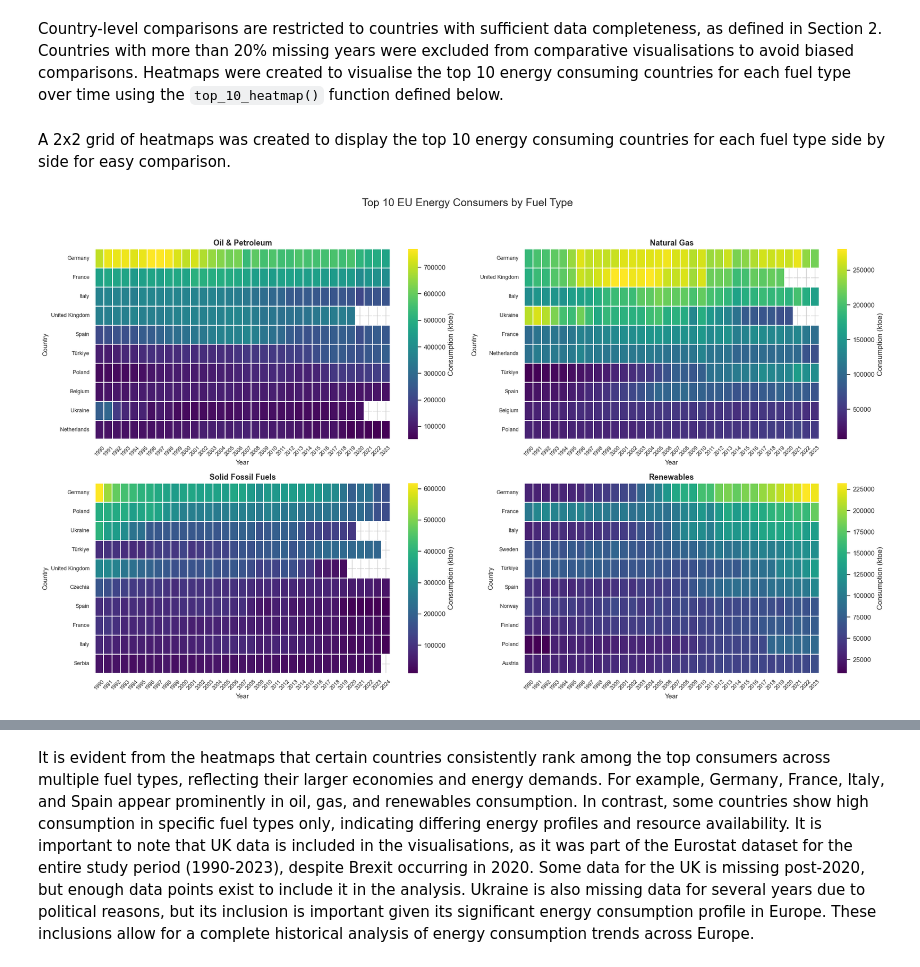
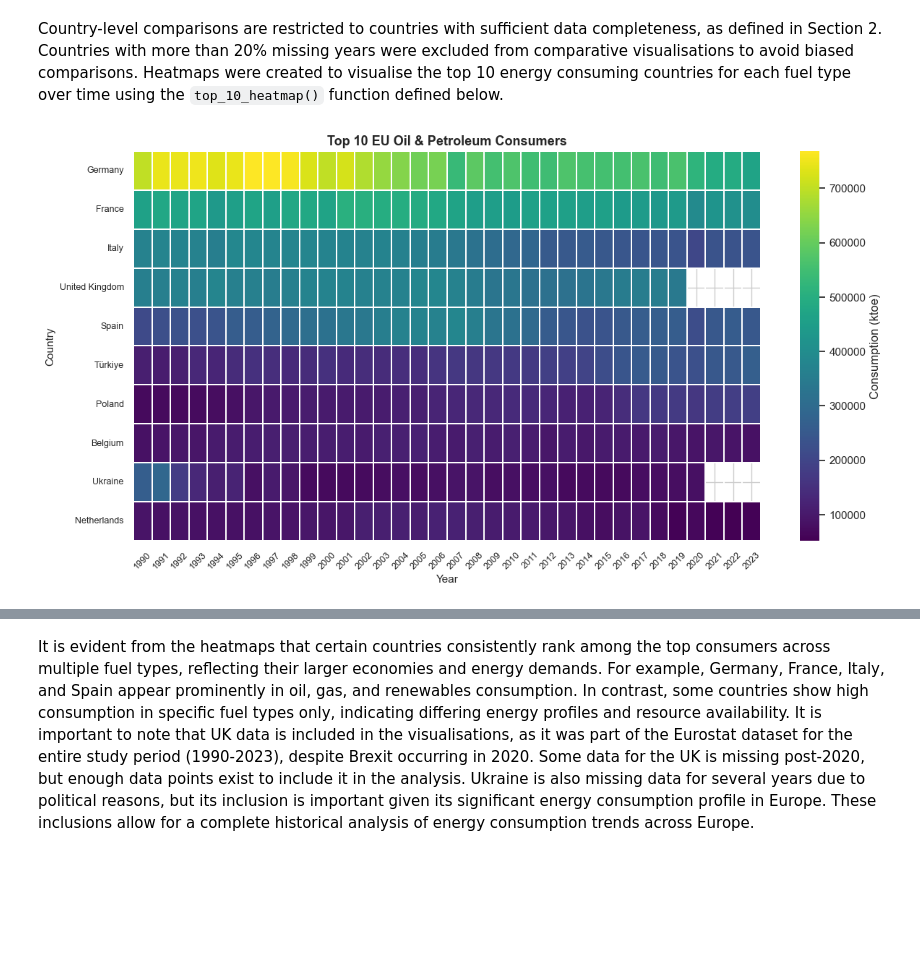
Before and after one commit to AnnaLozenko/PFDA_Project, a Jupyter notebook: eu_energy_sources_analysis.ipynb, the cells around one changed output, grey strips where cells are left out. Cells and saved outputs as stored; diff of their text form; code cells hidden in the pictures; blank space fills up the shorter version.

Commit message:
heatmaps improved

```diff
--- a/eu_energy_sources_analysis.ipynb
+++ b/eu_energy_sources_analysis.ipynb
@@ -654,7 +654,7 @@ plt.show()
 # %% [markdown]
 Country-level comparisons are restricted to countries with sufficient data completeness, as defined in Section 2. Countries with more than 20% missing years were excluded from comparative visualisations to avoid biased comparisons. Heatmaps were created to visualise the top 10 energy consuming countries for each fuel type over time using the `top_10_heatmap()` function defined below.
 # %%
-def top_10_heatmap(pivot_df, fuel_name, ax, threshold=0.2, top_n=10):
+def top_10_heatmap(pivot_df, fuel_name, threshold=0.2, top_n=10):
     """
     Plots a heatmap of the top N energy consuming countries for a given fuel type.
     Countries with more than a given fraction of missing data are excluded.
@@ -682,34 +682,22 @@ def top_10_heatmap(pivot_df, fuel_name, ax, threshold=0.2, top_n=10):
     top_countries = clean_pivot.sum(axis=1).nlargest(top_n).index
     heatmap_data = clean_pivot.loc[top_countries]
 
-    # Plot heatmap on the provided axis
+    # Plot heatmap
+    plt.figure(figsize=(14,7))
     sns.heatmap(
         heatmap_data,
         cmap="viridis",
         linewidths=0.3,
-        ax=ax,
         cbar=True,
         cbar_kws={"label": "Consumption (ktoe)"}
     )
 
-    ax.set_title(fuel_name, fontsize=13, weight="bold")
-    ax.set_xlabel("Year", fontsize=11)
-    ax.set_ylabel("Country", fontsize=11)
-    ax.tick_params(axis="x", rotation=45, labelsize=9)
-    ax.tick_params(axis="y", labelsize=9)
+    plt.title(f"Top 10 EU {fuel_name} Consumers", fontsize=13, weight="bold")
+    plt.xlabel("Year", fontsize=11)
+    plt.ylabel("Country", fontsize=11)
+    plt.tick_params(axis="x", rotation=45, labelsize=9)
+    plt.tick_params(axis="y", labelsize=9)
-# %% [markdown]
-A 2x2 grid of heatmaps was created to display the top 10 energy consuming countries for each fuel type side by side for easy comparison.
 # %%
-fig, axes = plt.subplots(2, 2, figsize=(20, 12))
-axes = axes.flatten()
-
-top_10_heatmap(oil_petrol_pivot, "Oil & Petroleum", axes[0])
-top_10_heatmap(natural_gas_pivot, "Natural Gas", axes[1])
-top_10_heatmap(solid_fossil_fuels_pivot, "Solid Fossil Fuels", axes[2])
-top_10_heatmap(renewables_pivot, "Renewables", axes[3])
-
-plt.suptitle("Top 10 EU Energy Consumers by Fuel Type", fontsize=18)
-plt.tight_layout(rect=[0, 0, 1, 0.95])
-plt.show()
+top_10_heatmap(oil_petrol_pivot, "Oil & Petroleum")
 # %% [output]
-[figure, old version]
+[figure, new version]
```
Also changed, not shown: parts of 4 cells of this notebook.
